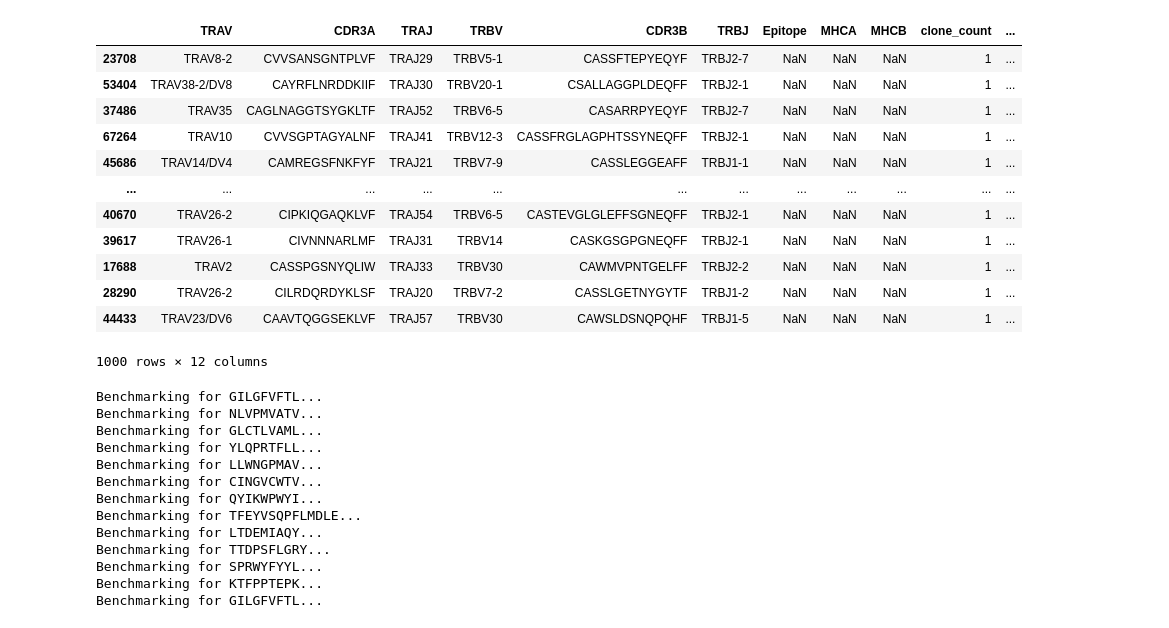
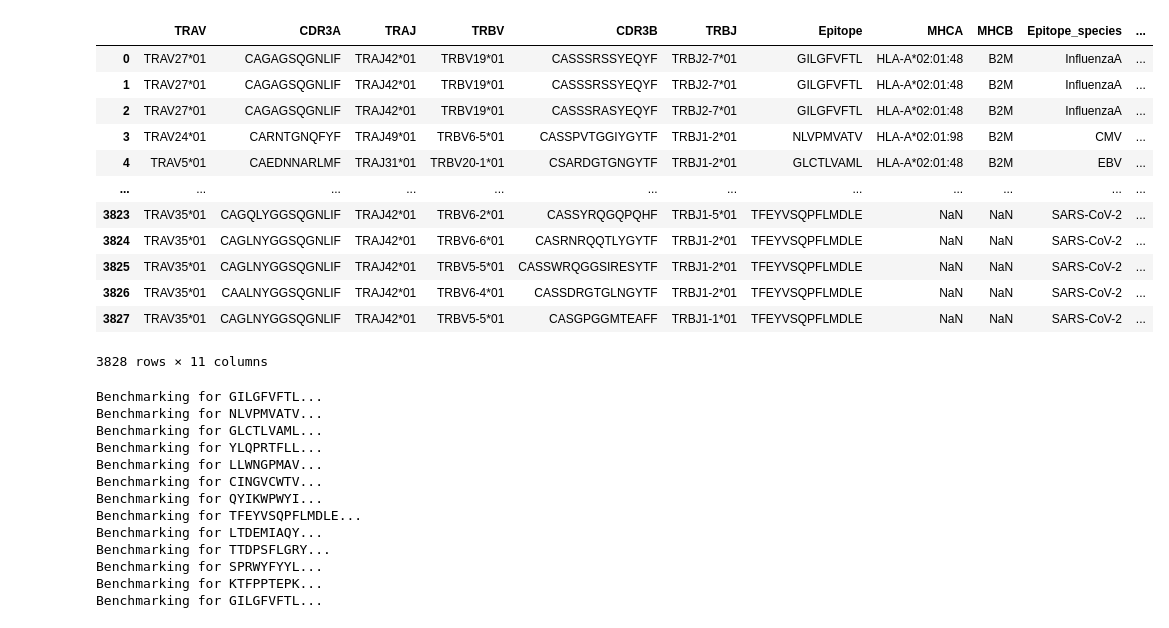
Before and after one commit to yutanagano/sceptr_publication_analyses, a Jupyter notebook: notebooks/rough_sketch_one_vs_rest.ipynb, the cells around one changed output. Saved outputs shown, nothing was run; the diff lists cells and outputs as text; code cells hidden in the pictures.

```diff
--- a/notebooks/rough_sketch_one_vs_rest.ipynb
+++ b/notebooks/rough_sketch_one_vs_rest.ipynb
@@ -16,22 +15,22 @@ models = (
     prs.metric.tcr_metric.Tcrdist(),
     variant.ab_sceptr()
 )
-# %%
-background_subsample
-# %% [output]
-|  | TRAV | CDR3A | TRAJ | TRBV | CDR3B | TRBJ | Epitope | MHCA | MHCB | clone_count | ... |
-| 23708 | TRAV8-2 | CVVSANSGNTPLVF | TRAJ29 | TRBV5-1 | CASSFTEPYEQYF | TRBJ2-7 | NaN | NaN | NaN | 1 | ... |
-| 53404 | TRAV38-2/DV8 | CAYRFLNRDDKIIF | TRAJ30 | TRBV20-1 | CSALLAGGPLDEQFF | TRBJ2-1 | NaN | NaN | NaN | 1 | ... |
-| 37486 | TRAV35 | CAGLNAGGTSYGKLTF | TRAJ52 | TRBV6-5 | CASARRPYEQYF | TRBJ2-7 | NaN | NaN | NaN | 1 | ... |
-| 67264 | TRAV10 | CVVSGPTAGYALNF | TRAJ41 | TRBV12-3 | CASSFRGLAGPHTSSYNEQFF | TRBJ2-1 | NaN | NaN | NaN | 1 | ... |
-| 45686 | TRAV14/DV4 | CAMREGSFNKFYF | TRAJ21 | TRBV7-9 | CASSLEGGEAFF | TRBJ1-1 | NaN | NaN | NaN | 1 | ... |
-| ... | ... | ... | ... | ... | ... | ... | ... | ... | ... | ... | ... |
-| 40670 | TRAV26-2 | CIPKIQGAQKLVF | TRAJ54 | TRBV6-5 | CASTEVGLGLEFFSGNEQFF | TRBJ2-1 | NaN | NaN | NaN | 1 | ... |
-| 39617 | TRAV26-1 | CIVNNNARLMF | TRAJ31 | TRBV14 | CASKGSGPGNEQFF | TRBJ2-1 | NaN | NaN | NaN | 1 | ... |
-| 17688 | TRAV2 | CASSPGSNYQLIW | TRAJ33 | TRBV30 | CAWMVPNTGELFF | TRBJ2-2 | NaN | NaN | NaN | 1 | ... |
-| 28290 | TRAV26-2 | CILRDQRDYKLSF | TRAJ20 | TRBV7-2 | CASSLGETNYGYTF | TRBJ1-2 | NaN | NaN | NaN | 1 | ... |
-| 44433 | TRAV23/DV6 | CAAVTQGGSEKLVF | TRAJ57 | TRBV30 | CAWSLDSNQPQHF | TRBJ1-5 | NaN | NaN | NaN | 1 | ... |
-1000 rows × 12 columns
+# %%
+test_data
+# %% [output]
+|  | TRAV | CDR3A | TRAJ | TRBV | CDR3B | TRBJ | Epitope | MHCA | MHCB | Epitope_species | ... |
+| 0 | TRAV27*01 | CAGAGSQGNLIF | TRAJ42*01 | TRBV19*01 | CASSSRSSYEQYF | TRBJ2-7*01 | GILGFVFTL | HLA-A*02:01:48 | B2M | InfluenzaA | ... |
+| 1 | TRAV27*01 | CAGAGSQGNLIF | TRAJ42*01 | TRBV19*01 | CASSSRSSYEQYF | TRBJ2-7*01 | GILGFVFTL | HLA-A*02:01:48 | B2M | InfluenzaA | ... |
+| 2 | TRAV27*01 | CAGAGSQGNLIF | TRAJ42*01 | TRBV19*01 | CASSSRASYEQYF | TRBJ2-7*01 | GILGFVFTL | HLA-A*02:01:48 | B2M | InfluenzaA | ... |
+| 3 | TRAV24*01 | CARNTGNQFYF | TRAJ49*01 | TRBV6-5*01 | CASSPVTGGIYGYTF | TRBJ1-2*01 | NLVPMVATV | HLA-A*02:01:98 | B2M | CMV | ... |
+| 4 | TRAV5*01 | CAEDNNARLMF | TRAJ31*01 | TRBV20-1*01 | CSARDGTGNGYTF | TRBJ1-2*01 | GLCTLVAML | HLA-A*02:01:48 | B2M | EBV | ... |
+| ... | ... | ... | ... | ... | ... | ... | ... | ... | ... | ... | ... |
+| 3823 | TRAV35*01 | CAGQLYGGSQGNLIF | TRAJ42*01 | TRBV6-2*01 | CASSYRQGQPQHF | TRBJ1-5*01 | TFEYVSQPFLMDLE | NaN | NaN | SARS-CoV-2 | ... |
+| 3824 | TRAV35*01 | CAGLNYGGSQGNLIF | TRAJ42*01 | TRBV6-6*01 | CASRNRQQTLYGYTF | TRBJ1-2*01 | TFEYVSQPFLMDLE | NaN | NaN | SARS-CoV-2 | ... |
+| 3825 | TRAV35*01 | CAGLNYGGSQGNLIF | TRAJ42*01 | TRBV5-5*01 | CASSWRQGGSIRESYTF | TRBJ1-2*01 | TFEYVSQPFLMDLE | NaN | NaN | SARS-CoV-2 | ... |
+| 3826 | TRAV35*01 | CAALNYGGSQGNLIF | TRAJ42*01 | TRBV6-4*01 | CASSDRGTGLNGYTF | TRBJ1-2*01 | TFEYVSQPFLMDLE | NaN | NaN | SARS-CoV-2 | ... |
+| 3827 | TRAV35*01 | CAGLNYGGSQGNLIF | TRAJ42*01 | TRBV5-5*01 | CASGPGGMTEAFF | TRBJ1-1*01 | TFEYVSQPFLMDLE | NaN | NaN | SARS-CoV-2 | ... |
+3828 rows × 11 columns
 # %%
 epitopes = test_data.Epitope.unique()
 
```
Also changed, not shown: parts of 6 cells of this notebook, 1 other file.
